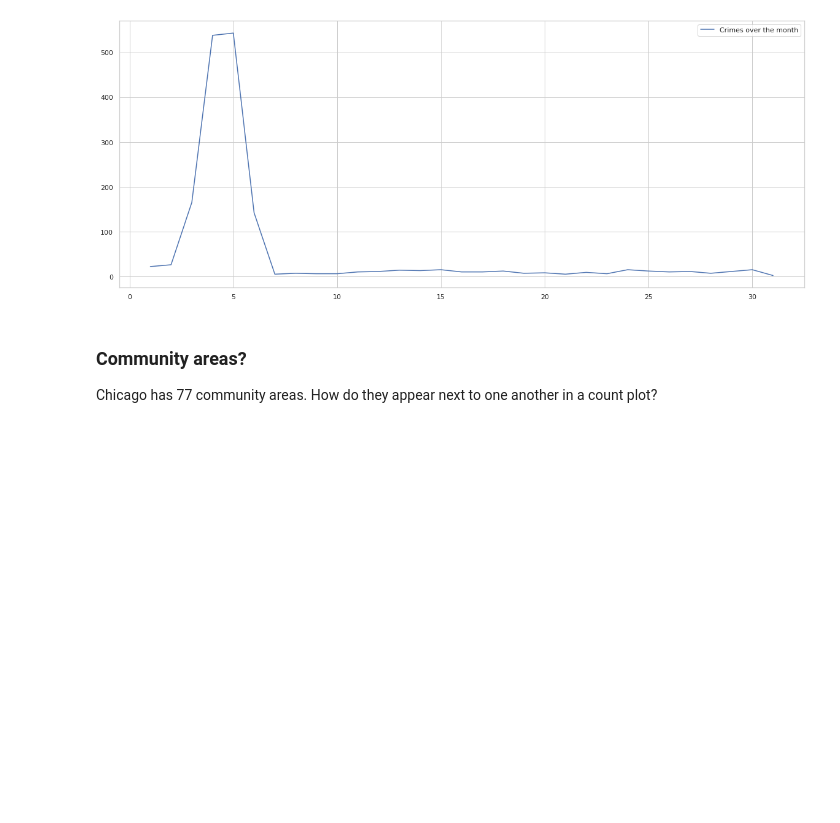
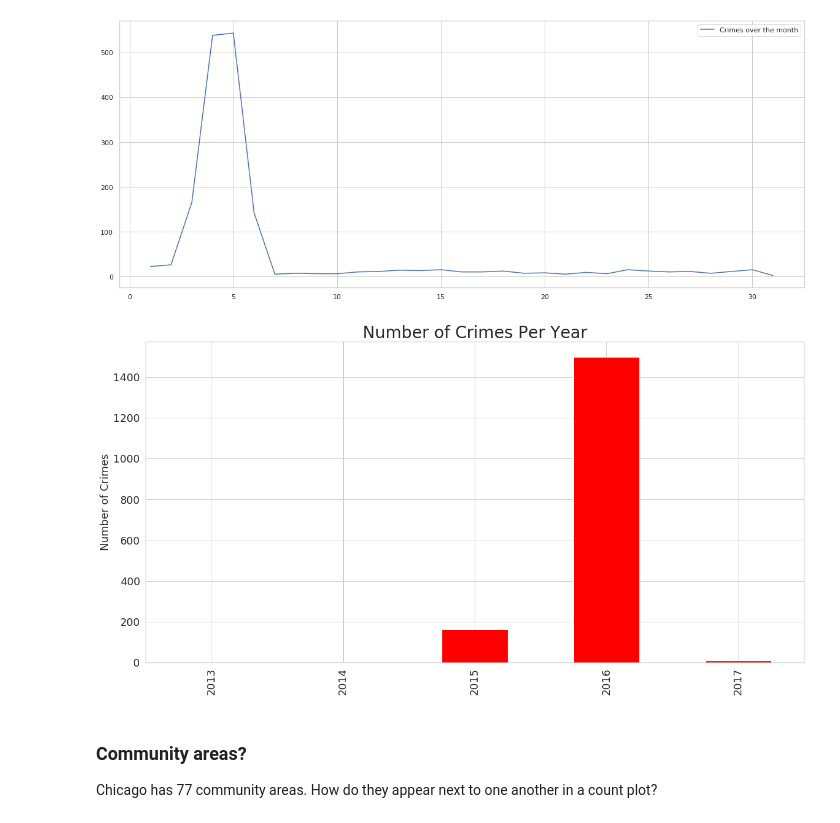
Before and after one commit to arpitnigam45/Chicago_crimes, a Jupyter notebook: chicago-crime-data-on-spark.ipynb, the cells around one changed output. Saved outputs shown, nothing was run; the diff lists cells and outputs as text; code cells hidden in the pictures; blank space fills up the shorter version.

```diff
--- a/chicago-crime-data-on-spark.ipynb
+++ b/chicago-crime-data-on-spark.ipynb
@@ -589,6 +602,18 @@ ax.legend()
 # %% [output]
 <matplotlib.legend.Legend at 0x...>
 [figure]
+# %%
+number_of_crimes_per_year = number_of_crimes_per_year.sort_values(by = "year")
+number_of_crimes_per_year.plot(figsize = (20,10), kind = "bar", color = "red",
+                               x = "year", y = "count", legend = False)
+plt.xlabel("", fontsize = 18)
+plt.ylabel("Number of Crimes", fontsize = 18)
+plt.title("Number of Crimes Per Year", fontsize = 28)
+plt.xticks(size = 18)
+plt.yticks(size = 18)
+plt.show()
+# %% [output]
+[figure, added]
 # %% [markdown]
 ### Community areas?
 
```
Also changed, not shown: parts of 24 cells of this notebook.
